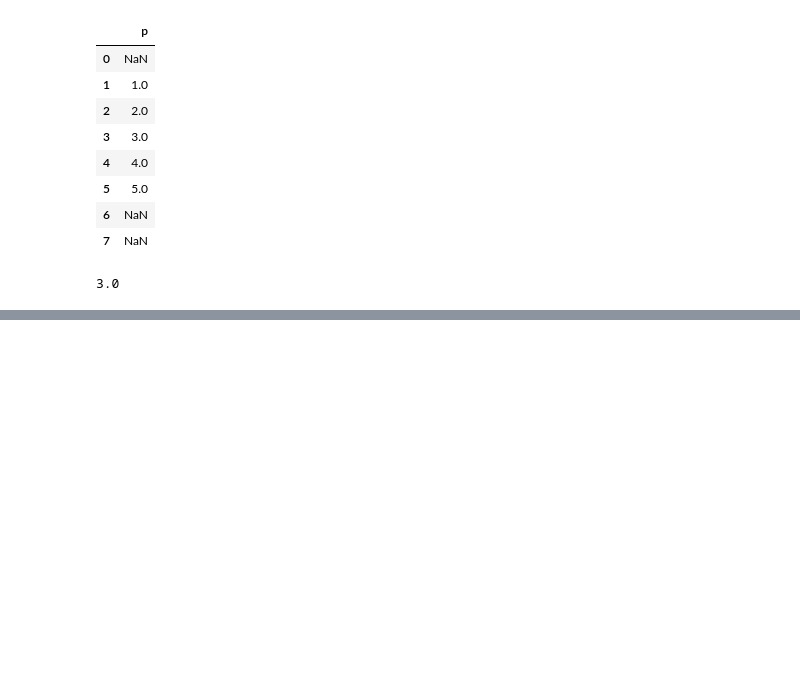
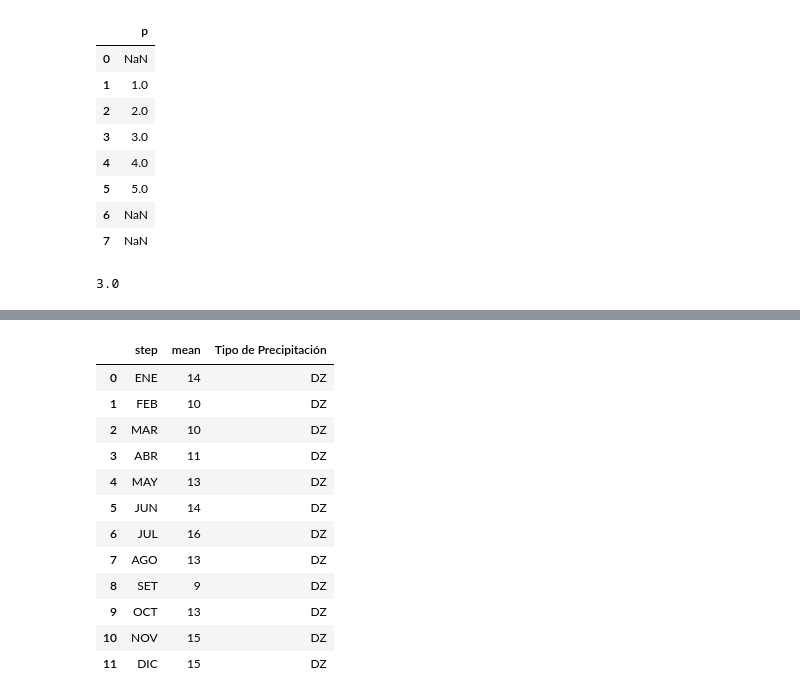
Before and after one commit to imn-climatologias-aeropuertos/climatologias-aeropuertos, a Jupyter notebook: clima.ipynb, the cells around one changed output, grey strips where cells are left out. Cells and saved outputs as stored; diff of their text form; code cells hidden in the pictures; blank space fills up the shorter version.

```diff
--- a/clima.ipynb
+++ b/clima.ipynb
@@ -117,3 +115,7 @@ mean = df["p"].mean()
 mean
 # %% [output]
 3.0
+# %%
+X = [1,2,3,4,5,6,7,8,9]
+for i, x in enumerate(X):
+    print(f"{i}: {x}")
@@ -119,0 +190,17 @@ mean
+# %%
+df = pd.DataFrame(means, columns=["step", "mean", "Tipo de Precipitación"])
+df.head(12)
+# %% [output]
+|  | step | mean | Tipo de Precipitación |
+| 0 | ENE | 14 | DZ |
+| 1 | FEB | 10 | DZ |
+| 2 | MAR | 10 | DZ |
+| 3 | ABR | 11 | DZ |
+| 4 | MAY | 13 | DZ |
+| 5 | JUN | 14 | DZ |
+| 6 | JUL | 16 | DZ |
+| 7 | AGO | 13 | DZ |
+| 8 | SET | 9 | DZ |
+| 9 | OCT | 13 | DZ |
+| 10 | NOV | 15 | DZ |
+| 11 | DIC | 15 | DZ |
```
Also changed, not shown: parts of 10 cells of this notebook, 2 other files.
